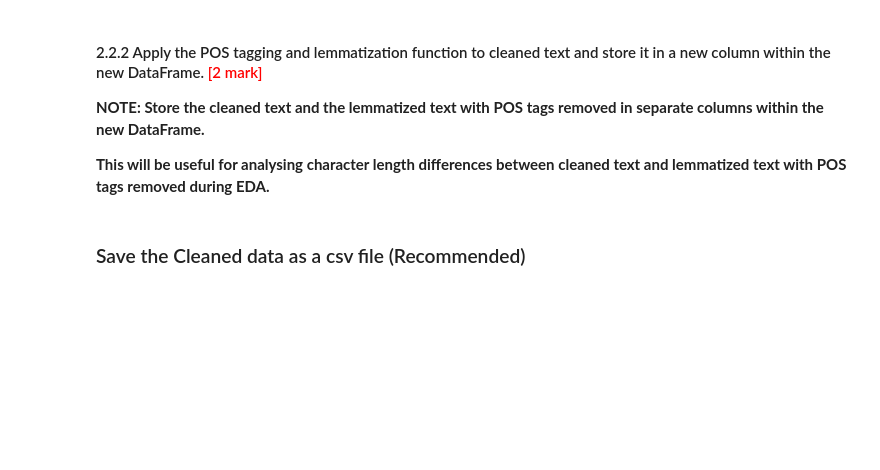
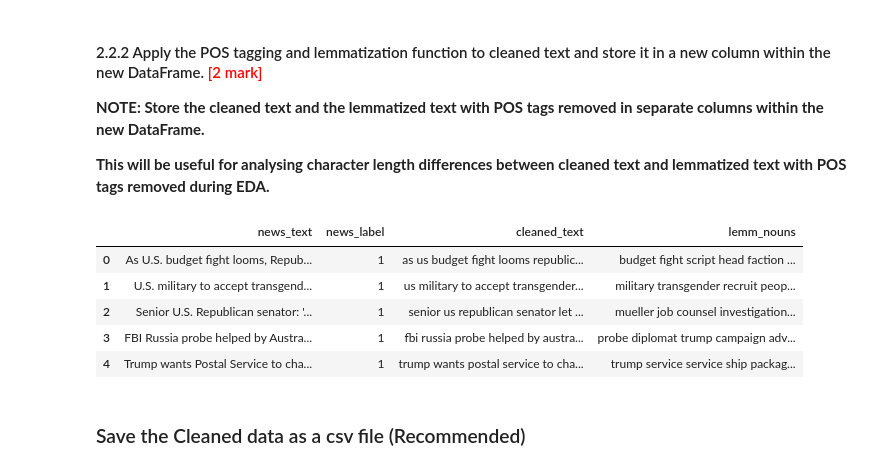
Before and after one commit to AnishRane-cox/Semantic-Fake-News-Detector, a Jupyter notebook: Fake_News_Detection_Starter.ipynb, the cells around one changed output. Cells and saved outputs as stored; diff of their text form; code cells hidden in the pictures; blank space fills up the shorter version.

```diff
--- a/Fake_News_Detection_Starter.ipynb
+++ b/Fake_News_Detection_Starter.ipynb
@@ -151,11 +154,11 @@ drive.mount('/content/drive')
 Drive already mounted at /content/drive; to attempt to forcibly remount, call drive.mount("/content/drive", force_remount=True).
 # %%
 # Import the first file - True.csv
-true_link = '/content/drive/MyDrive/True_Fake_News/True.csv'
+true_link = '/content/drive/MyDrive/Colab Notebooks/TF_News/True.csv'
 true_news = pd.read_csv(true_link)
 
 # Import the second file - Fake.csv
-fake_link = '/content/drive/MyDrive/True_Fake_News/Fake.csv'
+fake_link = '/content/drive/MyDrive/Colab Notebooks/TF_News/Fake.csv'
 fake_news = pd.read_csv(fake_link)
 # %% [markdown]
 ## **1.** Data Preparation  <font color = red>[10 marks]</font>
@@ -431,6 +441,15 @@ def spacy_lemmatize_nouns(text):
 # Apply POS tagging and lemmatization function to cleaned text
 # Store it in a separate column in the new DataFrame
 df_clean['lemm_nouns'] = df_clean['cleaned_text'].apply(spacy_lemmatize_nouns)
+# %%
+df_clean.head()
+# %% [output]
+|  | news_text | news_label | cleaned_text | lemm_nouns |
+| 0 | As U.S. budget fight looms, Repub... | 1 | as us budget fight looms republic... | budget fight script head faction ... |
+| 1 | U.S. military to accept transgend... | 1 | us military to accept transgender... | military transgender recruit peop... |
+| 2 | Senior U.S. Republican senator: '... | 1 | senior us republican senator let ... | mueller job counsel investigation... |
+| 3 | FBI Russia probe helped by Austra... | 1 | fbi russia probe helped by austra... | probe diplomat trump campaign adv... |
+| 4 | Trump wants Postal Service to cha... | 1 | trump wants postal service to cha... | trump service service ship packag... |
 # %% [markdown]
 ### Save the Cleaned data as a csv file (Recommended)
 # %%
```
Also changed, not shown: parts of 9 cells of this notebook.
